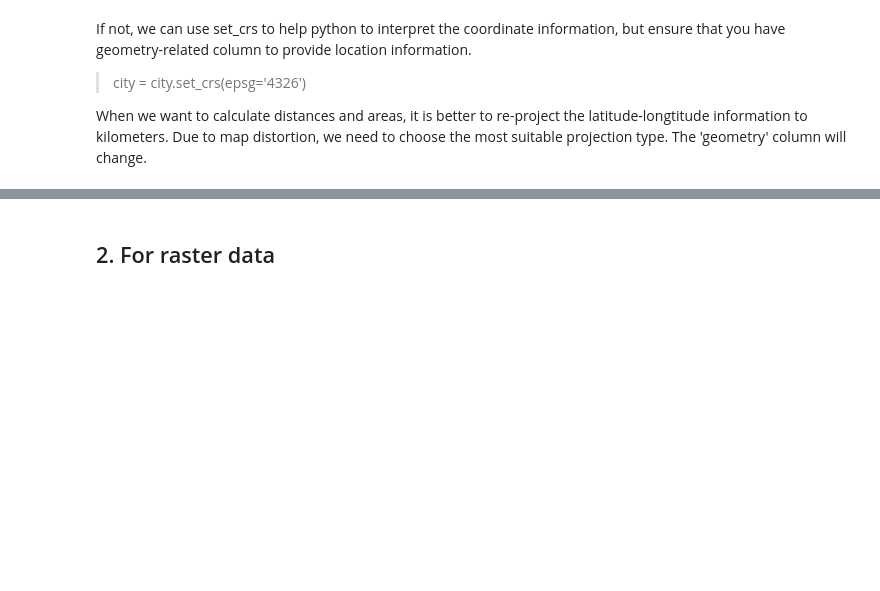
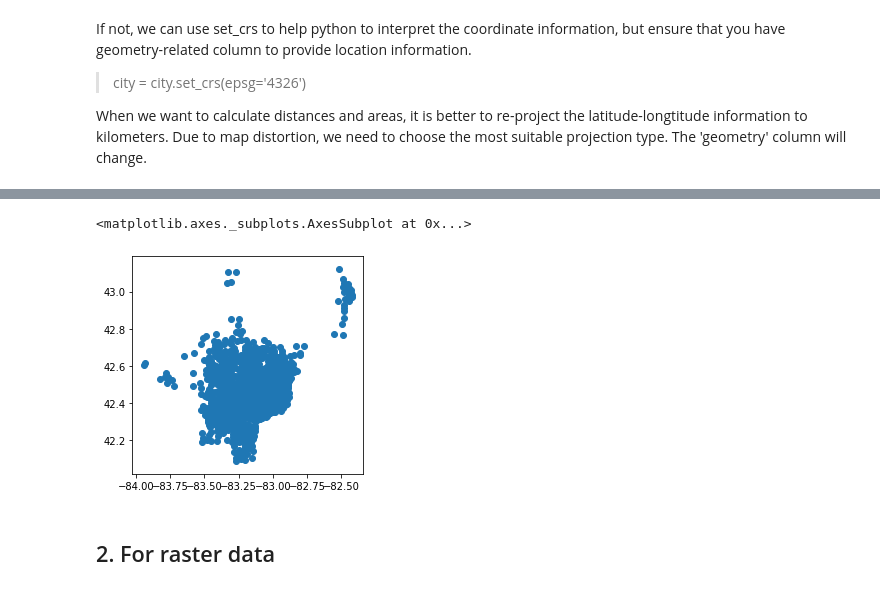
Before and after one commit to ClaireXing/Python-for-geospatial-data-analysis_updating, a Jupyter notebook: Part 1 - Data structure and file reading.ipynb, the cells around one changed output, grey strips where cells are left out. Cells and saved outputs as stored; diff of their text form; code cells hidden in the pictures; blank space fills up the shorter version.

```diff
--- a/Part 1 - Data structure and file reading.ipynb
+++ b/Part 1 - Data structure and file reading.ipynb
@@ -159,3 +181,12 @@ center
+# %%
+csv_to_shp = gpd.GeoDataFrame(
+    csv_data, geometry=gpd.points_from_xy(csv_data.center_lon, csv_data.center_lat))
+shp_proj = csv_to_shp.set_crs(epsg=4326)
+# %%
+shp_proj.plot()
+# %% [output]
+<matplotlib.axes._subplots.AxesSubplot at 0x...>
+[figure, added]
 # %% [markdown]
 ## 2. For raster data
 # %% [markdown]
```
Also changed, not shown: parts of 17 cells of this notebook, 20 other files.
